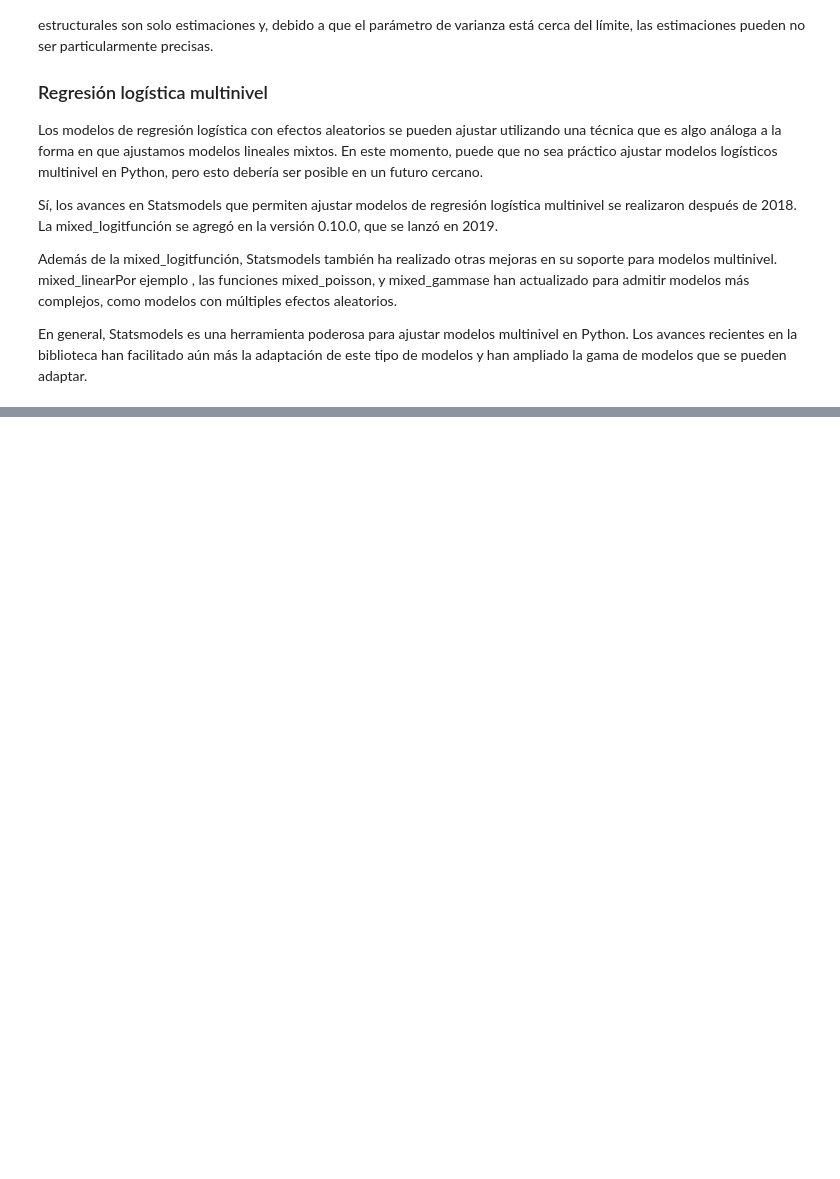
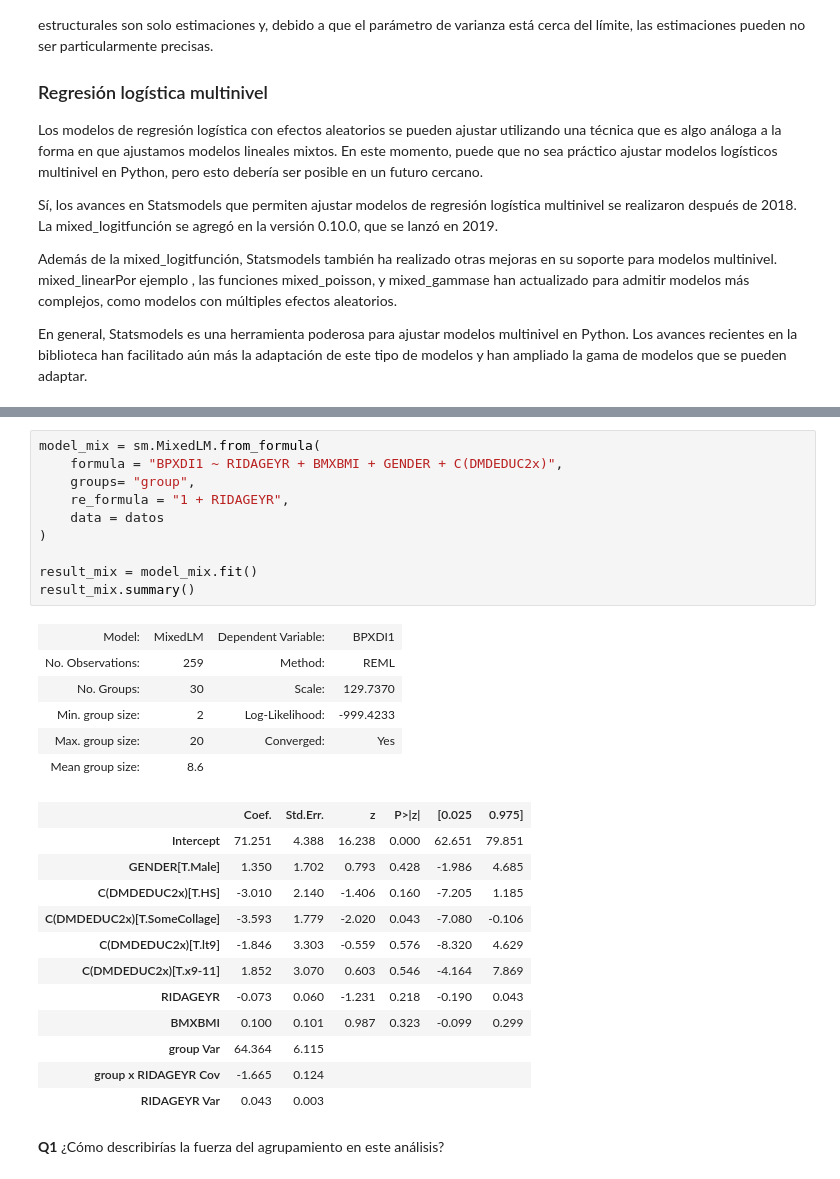
Before and after one commit to onavarrete04/Introduccion-Ciencia-Datos, a Jupyter notebook: 2023_modelos_estadísticos_datos.ipynb, the cells around one changed output, grey strips where cells are left out. Cells and saved outputs as stored; diff of their text form; blank space fills up the shorter version.

```diff
--- a/2023_modelos_estadísticos_datos.ipynb
+++ b/2023_modelos_estadísticos_datos.ipynb
@@ -2625,0 +2836,31 @@ En general, Statsmodels es una herramienta poderosa para ajustar modelos multini
+# %%
+model_mix = sm.MixedLM.from_formula(
+    formula = "BPXDI1 ~ RIDAGEYR + BMXBMI + GENDER + C(DMDEDUC2x)",
+    groups= "group",
+    re_formula = "1 + RIDAGEYR",
+    data = datos
+)
+
+result_mix = model_mix.fit()
+result_mix.summary()
+# %% [output]
+| Model: | MixedLM | Dependent Variable: | BPXDI1 |
+| No. Observations: | 259 | Method: | REML |
+| No. Groups: | 30 | Scale: | 129.7370 |
+| Min. group size: | 2 | Log-Likelihood: | -999.4233 |
+| Max. group size: | 20 | Converged: | Yes |
+| Mean group size: | 8.6 |  |  |
+|  | Coef. | Std.Err. | z | P>|z| | [0.025 | 0.975] |
+| Intercept | 71.251 | 4.388 | 16.238 | 0.000 | 62.651 | 79.851 |
+| GENDER[T.Male] | 1.350 | 1.702 | 0.793 | 0.428 | -1.986 | 4.685 |
+| C(DMDEDUC2x)[T.HS] | -3.010 | 2.140 | -1.406 | 0.160 | -7.205 | 1.185 |
+| C(DMDEDUC2x)[T.SomeCollage] | -3.593 | 1.779 | -2.020 | 0.043 | -7.080 | -0.106 |
+| C(DMDEDUC2x)[T.lt9] | -1.846 | 3.303 | -0.559 | 0.576 | -8.320 | 4.629 |
+| C(DMDEDUC2x)[T.x9-11] | 1.852 | 3.070 | 0.603 | 0.546 | -4.164 | 7.869 |
+| RIDAGEYR | -0.073 | 0.060 | -1.231 | 0.218 | -0.190 | 0.043 |
+| BMXBMI | 0.100 | 0.101 | 0.987 | 0.323 | -0.099 | 0.299 |
+| group Var | 64.364 | 6.115 |  |  |  |  |
+| group x RIDAGEYR Cov | -1.665 | 0.124 |  |  |  |  |
+| RIDAGEYR Var | 0.043 | 0.003 |  |  |  |  |
+# %% [markdown]
+__Q1__ ¿Cómo describirías la fuerza del agrupamiento en este análisis?
```
Also changed, not shown: parts of 32 cells of this notebook.
